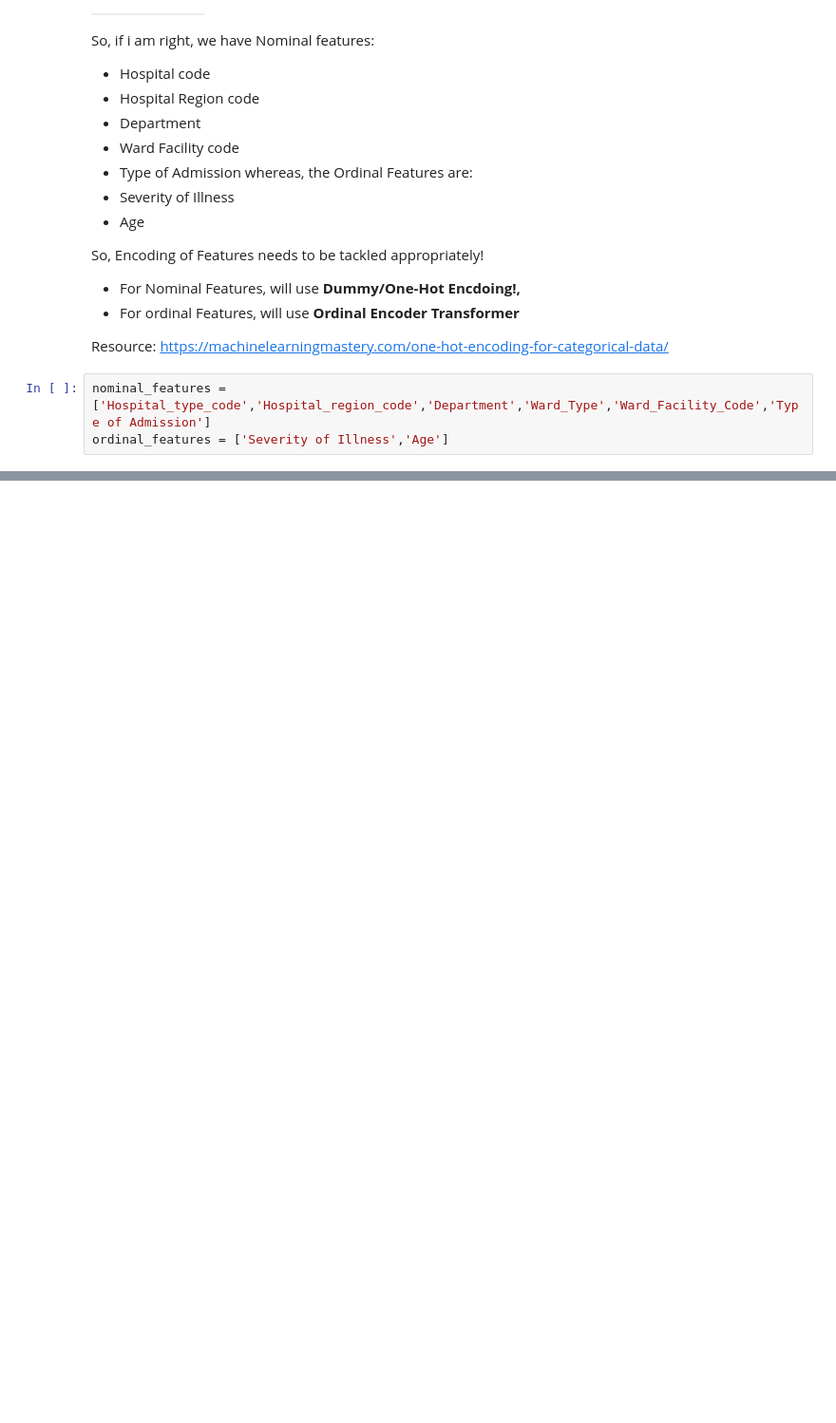
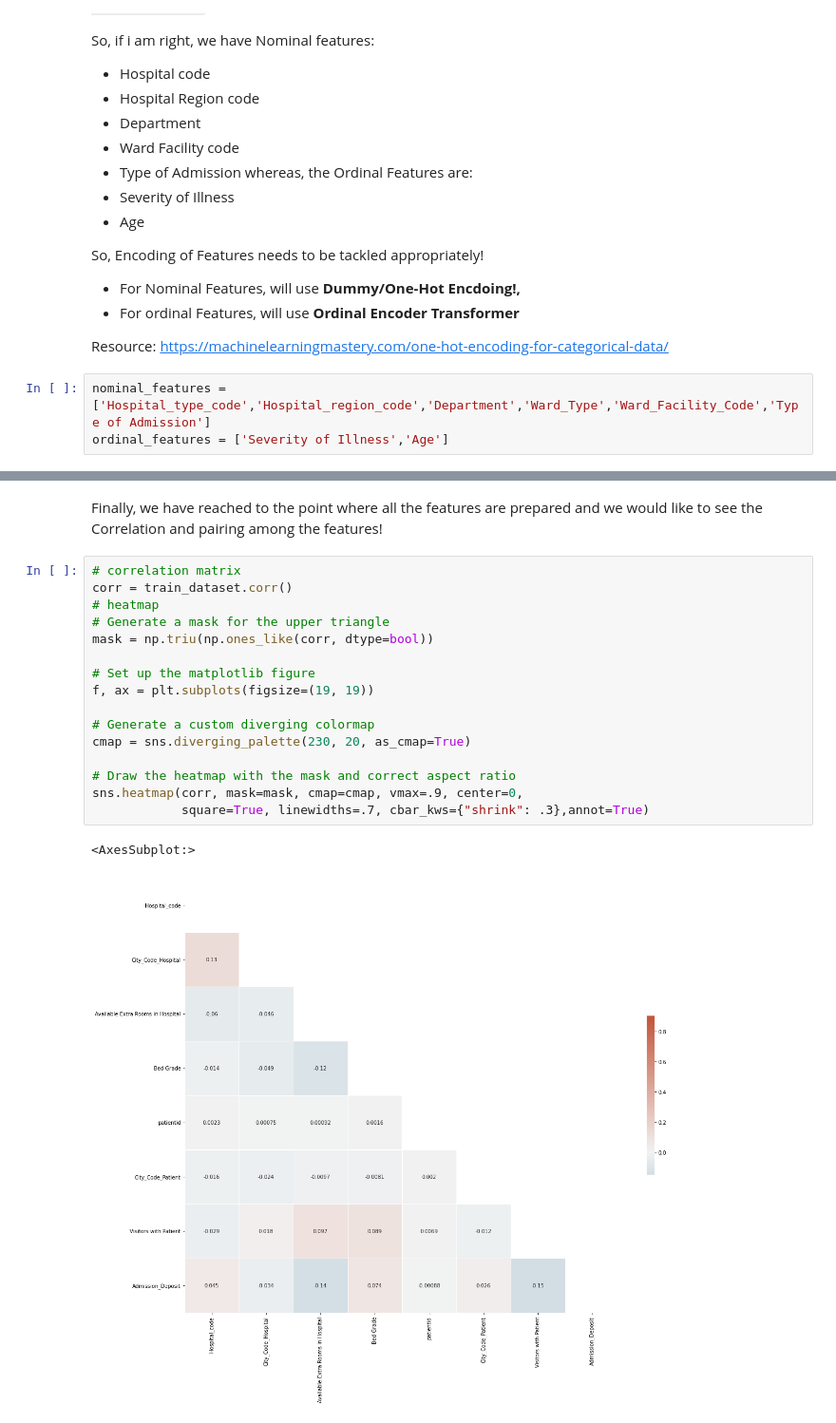
Before and after one commit to mishra-atul5001/Data-Science-Medium-Content, a Jupyter notebook: healthcare-problem-statement.ipynb, the cells around one changed output, grey strips where cells are left out. Shown at 95% size. Cells and saved outputs as stored; diff of their text form; blank space fills up the shorter version.

```diff
--- a/healthcare-problem-statement.ipynb
+++ b/healthcare-problem-statement.ipynb
@@ -412,0 +464,21 @@ ordinal_features = ['Severity of Illness','Age']
+# %% [markdown]
+Finally, we have reached to the point where all the features are prepared and we would like to see the Correlation and pairing among the features!
+# %%
+# correlation matrix
+corr = train_dataset.corr()
+# heatmap
+# Generate a mask for the upper triangle
+mask = np.triu(np.ones_like(corr, dtype=bool))
+
+# Set up the matplotlib figure
+f, ax = plt.subplots(figsize=(19, 19))
+
+# Generate a custom diverging colormap
+cmap = sns.diverging_palette(230, 20, as_cmap=True)
+
+# Draw the heatmap with the mask and correct aspect ratio
+sns.heatmap(corr, mask=mask, cmap=cmap, vmax=.9, center=0,
+            square=True, linewidths=.7, cbar_kws={"shrink": .3},annot=True)
+# %% [output]
+<AxesSubplot:>
+[figure, added]
```
Also changed, not shown: parts of 4 cells of this notebook.
